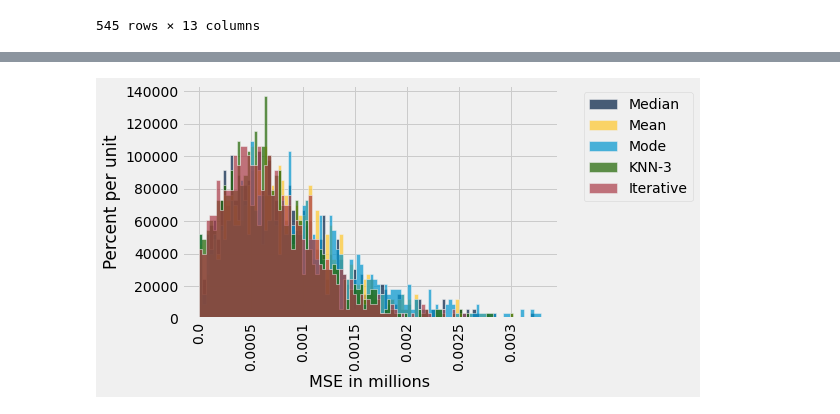
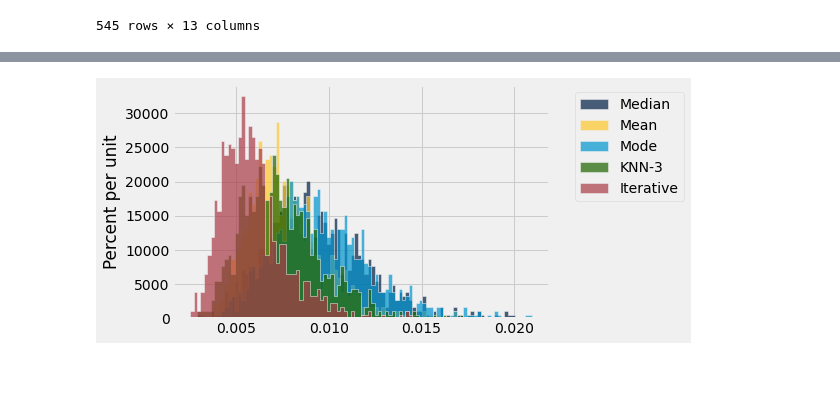
Before and after one commit to stephrb/COMP-562H-Project, a Jupyter notebook: COMP562H-Notebook.ipynb, the cells around one changed output, grey strips where cells are left out. Cells and saved outputs as stored; diff of their text form; code cells hidden in the pictures; blank space fills up the shorter version.

Commit message:
standardized data

```diff
--- a/COMP562H-Notebook.ipynb
+++ b/COMP562H-Notebook.ipynb
@@ -42,7 +42,7 @@ housing
 conditions = [housing_arr == "no", housing_arr == "yes", housing_arr == 'furnished', housing_arr == 'semi-furnished', housing_arr == 'unfurnished']
 values = [0, 1, 2, 1, 0]
 
-housing_arr = np.select(conditions, values, housing_arr)
+housing_arr = np.select(conditions, values, housing_arr).astype('int')
 
 pd.DataFrame(housing_arr, columns=housing_columns)
 # %% [output]
@@ -59,3 +59,12 @@ pd.DataFrame(housing_arr, columns=housing_columns)
 | 543 | 1750000 | 2910 | 3 | 1 | 1 | 0 | 0 | 0 | 0 | ... |
 | 544 | 1750000 | 3850 | 3 | 1 | 2 | 1 | 0 | 0 | 0 | ... |
 545 rows × 13 columns
+# %%
+def standardize_data(arr):
+    mean = np.mean(arr, axis=0)
+    std = np.std(arr, axis=0)
+
+    return (arr - mean[np.newaxis, :]) / std[np.newaxis, :]
+# %%
+housing_arr = standardize_data(housing_arr)
+pd.DataFrame(housing_arr)
@@ -197,7 +223,7 @@ def simulate(imputer, data, trials, remove_func=remove_random_features, percent_
         data_with_missing_features = remove_func(data, percent_missing)
         imputed_data = imputer.fit_transform(data_with_missing_features)
 
-        res[i] = (np.abs(data - imputed_data)).mean()
+        res[i] = (np.square(data - imputed_data)).mean()
     return res
 # %%
 trials = 1000
@@ -256,9 +266,8 @@ results_table_in_millions
 # %%
-results_table_in_millions.hist(bins=100)
-plt.xlabel('MSE in millions')
+results_table.hist(bins=100)
 plt.show()
 # %% [output]
-[figure, old version]
+[figure, new version]
 # %%
 trials = 1000
 results_2 = pd.DataFrame([simulate(SimpleImputer(missing_values=np.nan, strategy='median'),housing_arr, trials,percent_missing=.5),
```
Also changed, not shown: parts of 28 cells of this notebook.
